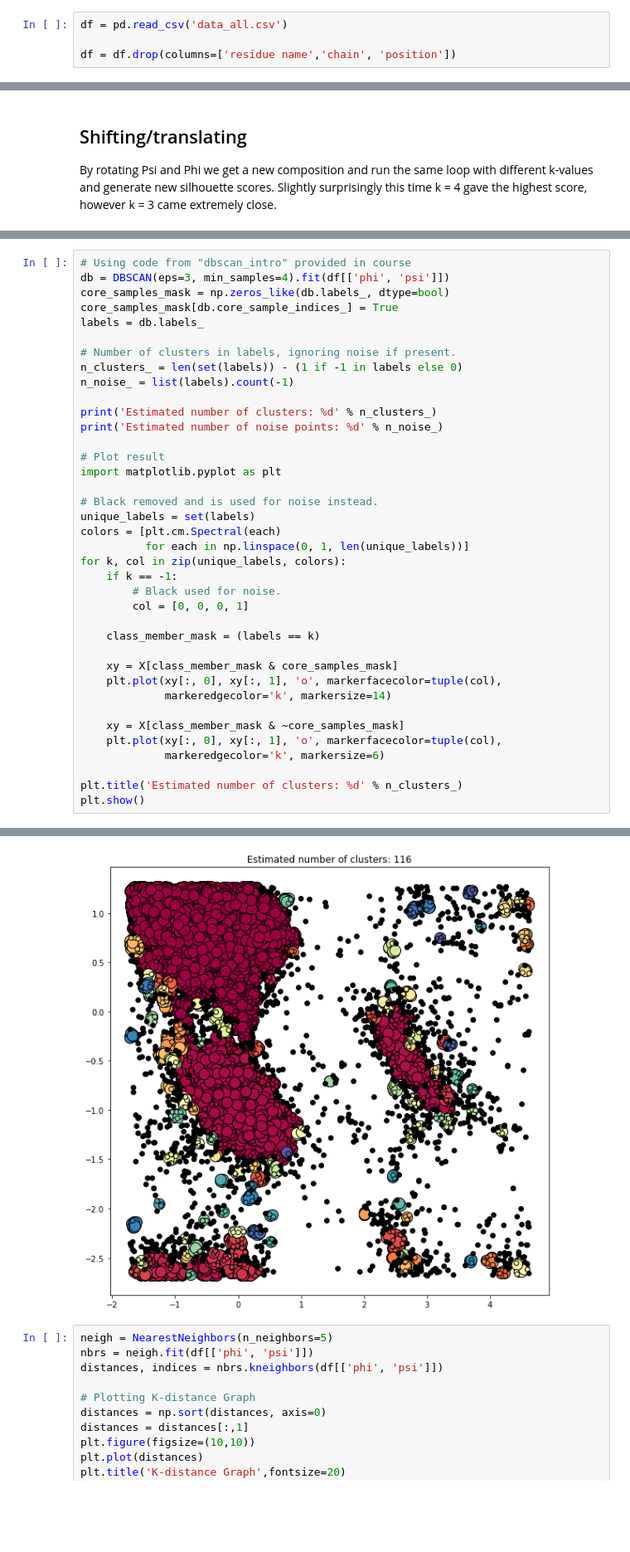
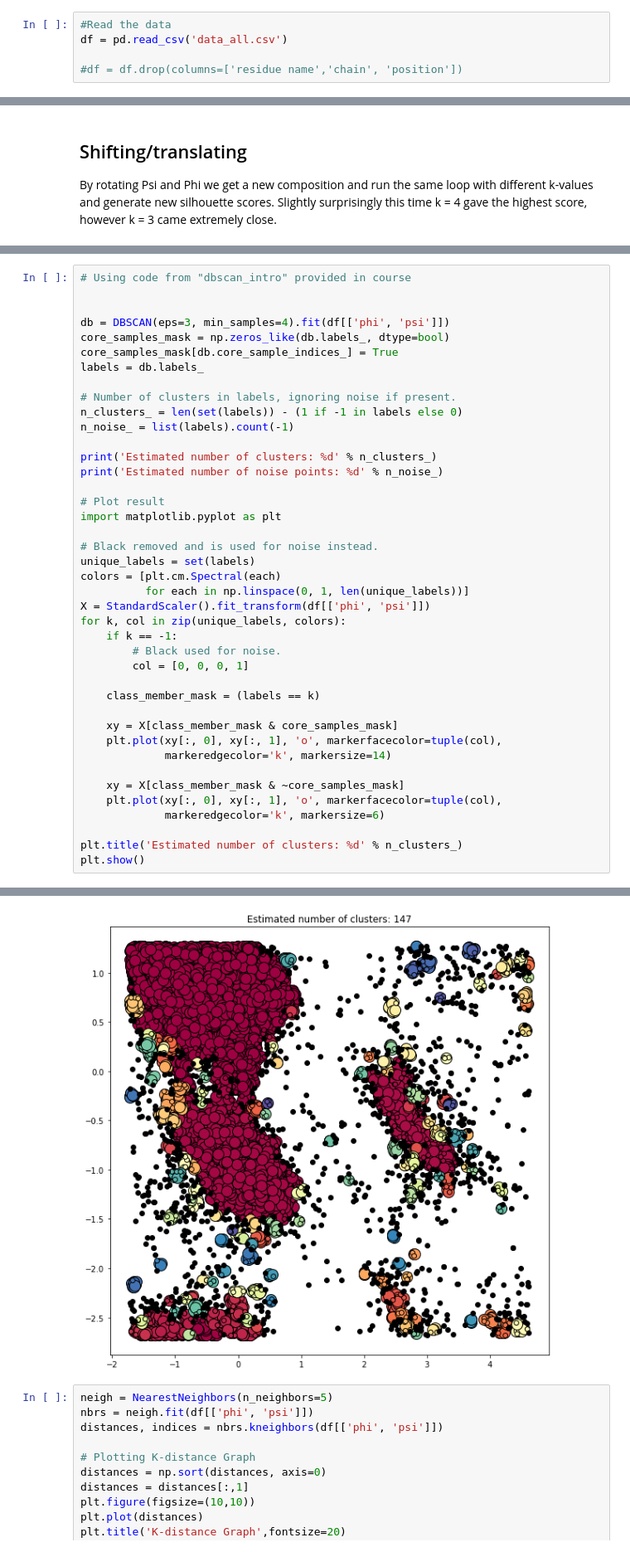
Before and after one commit to antondanieli/DAT405-assignments, a Jupyter notebook: assignments/assignment 3/assignment_3.ipynb, the cells around one changed output, grey strips where cells are left out. Shown at 83% size. Saved outputs shown, nothing was run; the diff lists cells and outputs as text; blank space fills up the shorter version.

Commit message:
la till lite plots för 3 och 4

```diff
--- a/assignments/assignment 3/assignment_3.ipynb
+++ b/assignments/assignment 3/assignment_3.ipynb
@@ -13,7 +15,8 @@ from sklearn import metrics
 # %%
+#Read the data
 df = pd.read_csv('data_all.csv')
 
-df = df.drop(columns=['residue name','chain', 'position'])
+#df = df.drop(columns=['residue name','chain', 'position'])
 # %%
 # Assign X, y values and plot
 df.plot.scatter(x='phi', y='psi', s=1)
@@ -136,6 +139,8 @@ for k in range(2,7):
 [figure]
 # %%
 # Using code from "dbscan_intro" provided in course
+
+
 db = DBSCAN(eps=3, min_samples=4).fit(df[['phi', 'psi']])
 core_samples_mask = np.zeros_like(db.labels_, dtype=bool)
 core_samples_mask[db.core_sample_indices_] = True
@@ -155,6 +160,7 @@ import matplotlib.pyplot as plt
 unique_labels = set(labels)
 colors = [plt.cm.Spectral(each)
           for each in np.linspace(0, 1, len(unique_labels))]
+X = StandardScaler().fit_transform(df[['phi', 'psi']])
 for k, col in zip(unique_labels, colors):
     if k == -1:
         # Black used for noise.
@@ -178,4 +184,4 @@ Estimated number of noise points: 1440
-[figure, old version]
+[figure, new version]
 # %%
 neigh = NearestNeighbors(n_neighbors=5)
 nbrs = neigh.fit(df[['phi', 'psi']])
```
Also changed, not shown: parts of 7 cells of this notebook.
